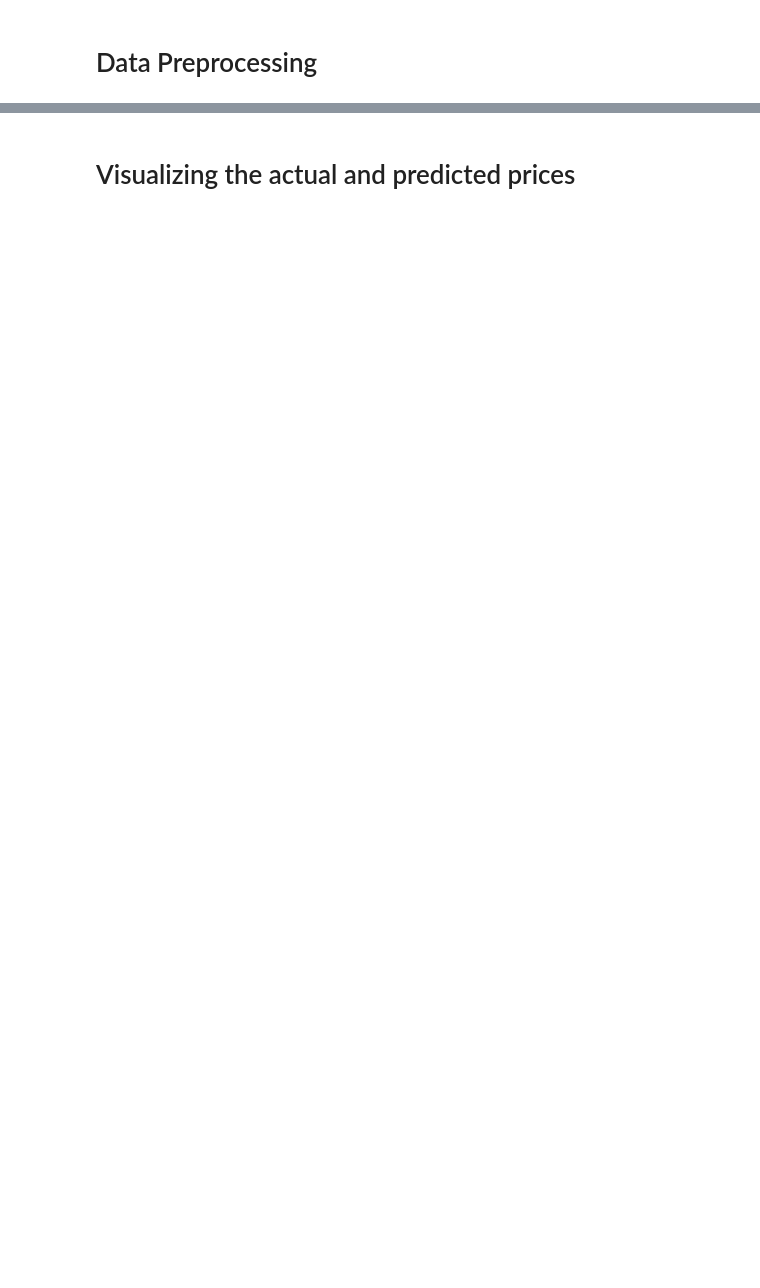
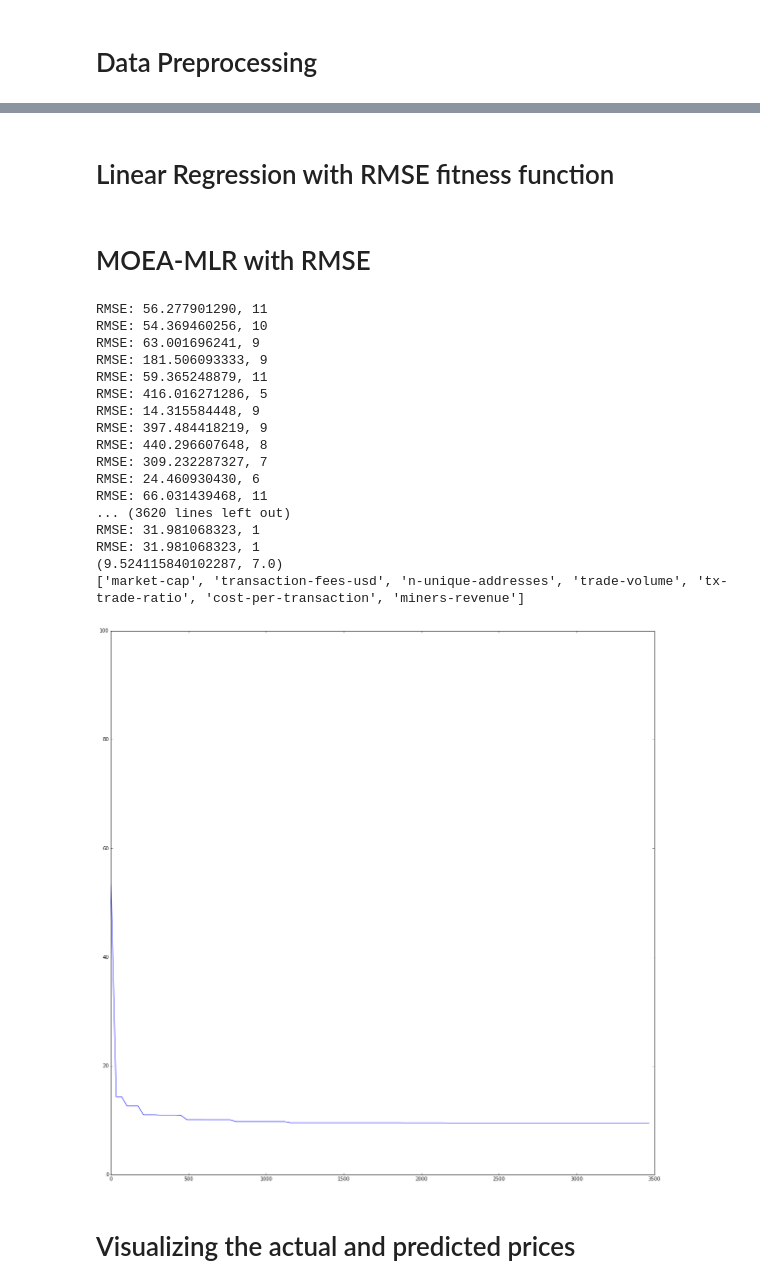
Before and after one commit to Lucsanszky/btc-price-prediction, a Jupyter notebook: DataAnalysis/BTCPricePrediction.ipynb, the cells around one changed output, grey strips where cells are left out. Cells and saved outputs as stored; diff of their text form; code cells hidden in the pictures; blank space fills up the shorter version.

```diff
--- a/DataAnalysis/BTCPricePrediction.ipynb
+++ b/DataAnalysis/BTCPricePrediction.ipynb
@@ -150,0 +171,2 @@ Variance score: 0.98, 5
+# %% [markdown]
+# Linear Regression with RMSE fitness function
@@ -151,3 +207,63 @@ Variance score: 0.98, 5
+# %% [markdown]
+# MOEA-MLR with RMSE
+# %%
+# Concatenate the features in order to group them by date
+gens = 100
+indiv_num = 35
+
+toolb.register('bit', random.randint, 0, 1)
+toolb.register('individual', tools.initRepeat, creator.Individual, toolb.bit, n = len(features))
+toolb.register('population', tools.initRepeat, list, toolb.individual, n = indiv_num)
+toolb.register('evaluate', fitnessFun)
+toolb.register('mate', tools.cxUniform, indpb = 0.1)
+toolb.register('mutate', tools.mutFlipBit, indpb = 0.05)
+toolb.register('select', tools.selNSGA2)
+
+population = toolb.population()
+fits = map (toolb.evaluate, population)
+hof = tools.HallOfFame(1)
+
+for fit, ind in zip(fits, population):
+    ind.fitness.values = fit
+
+plt.ylim([0,100])
+fig = plt.gcf()
+fig.set_size_inches(20,20)
+
+best = np.ndarray((gens, 1))
+
+for gen in range(gens):
+    offspring = algorithms.varOr(population, toolb, lambda_ = indiv_num, cxpb = 0.5, mutpb = 0.1)
+    hof.update(offspring)
+    fits = map (toolb.evaluate, offspring)
+    for fit, ind in zip(fits, offspring):
+        ind.fitness.values = fit
+    population = toolb.select(offspring + population, k = indiv_num)
+    print(hof[0].fitness.values)
+    best[gen] = hof[0].fitness.values[0]
+
+x = list(range(0, indiv_num * gens, indiv_num))
+plt.plot(x, best)
+print (list(map(lambda t: t[1], filter(lambda t: t[0], zip(hof[0], charts[1:])))))
+# %% [output]
+RMSE: 56.277901290, 11
+RMSE: 54.369460256, 10
+RMSE: 63.001696241, 9
+RMSE: 181.506093333, 9
+RMSE: 59.365248879, 11
+RMSE: 416.016271286, 5
+RMSE: 14.315584448, 9
+RMSE: 397.484418219, 9
+RMSE: 440.296607648, 8
+RMSE: 309.232287327, 7
+RMSE: 24.460930430, 6
+RMSE: 66.031439468, 11
+... (3620 lines left out)
+RMSE: 31.981068323, 1
+RMSE: 31.981068323, 1
+(9.524115840102287, 7.0)
+['market-cap', 'transaction-fees-usd', 'n-unique-addresses', 'trade-volume', 'tx-trade-ratio', 'cost-per-transaction', 'miners-revenue']
+[figure, added]
 # %% [markdown]
 # Visualizing the actual and predicted prices
 # %%
```
Also changed, not shown: parts of 13 cells of this notebook.
